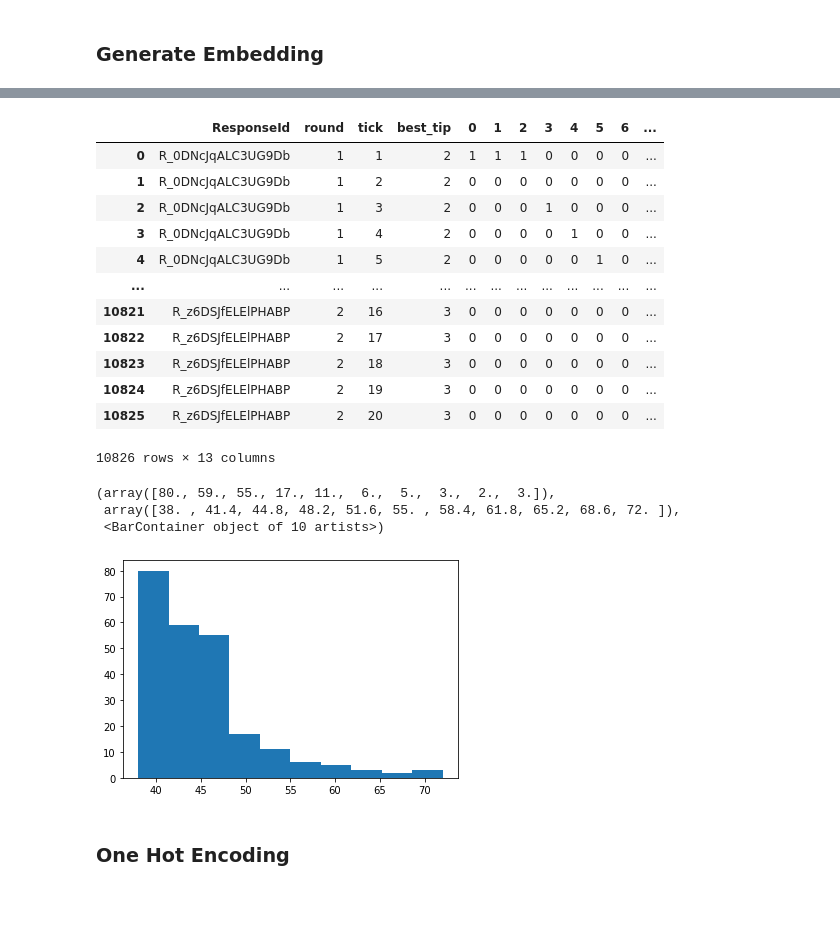
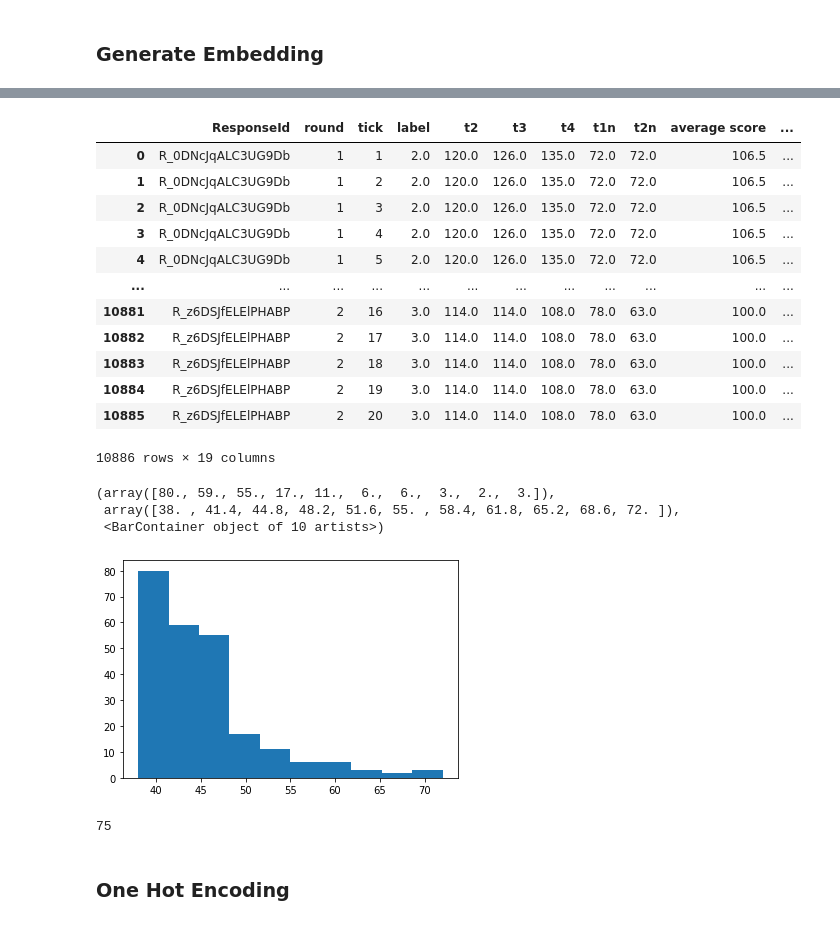
Before and after one commit to Thunderbeee/hai-cooking, a Jupyter notebook: modeling/embedding_generator_new copy.ipynb, the cells around one changed output, grey strips where cells are left out. Cells and saved outputs as stored; diff of their text form; code cells hidden in the pictures.

```diff
--- a/modeling/embedding_generator_new copy.ipynb
+++ b/modeling/embedding_generator_new copy.ipynb
@@ -16,3 +16,7 @@ from tqdm import tqdm
 # random.seed(seed)
 # # torch.backends.cudnn.benchmark = False
 # # torch.use_deterministic_algorithms(True)
+# %%
+label = pd.read_csv("../data/Archive/Cooking Game Suggested Tips  - BBS21-Phase2-Disruption.csv")
+label = label[label["treatment"] == "control"]
+label
@@ -74 +94,10 @@ class allaction():
+# %%
+file =  "../data/Archive/phase2_action.csv"
+action = allaction(file).get()
+action = action[action["round"] <= 2]
+action = action.drop("workerTicks", axis=1)
+# label=pd.read_csv( "../data/Archive/Cooking Game Suggested Tips  - BBS21-Phase2-Disruption.csv")
+action = action.merge(label,how = "inner",
+            left_on="ResponseId", right_on="ResponseId")
+action = action.rename(columns = {"Group #":"label"})
 # %%
@@ -120,8 +142,8 @@ df
 # %%
 a = df.drop("taskTicks", axis=1)
-X = a.groupby(["ResponseId", "round", "tick", "best_tip"]).agg(lambda x: x.iloc[0]).merge(
-    a.groupby(["ResponseId", "round", "tick", "best_tip"]).agg(lambda x: x.iloc[1]).merge(
-        a.groupby(["ResponseId", "round", "tick", "best_tip"]).agg(lambda x: x.iloc[2])
+X = a.groupby(["ResponseId", "round", "tick", "label"]).agg(lambda x: x.iloc[0]).merge(
+    a.groupby(["ResponseId", "round", "tick", "label"]).agg(lambda x: x.iloc[1]).merge(
+        a.groupby(["ResponseId", "round", "tick", "label"]).agg(lambda x: x.iloc[2])
     , left_index=True, right_index=True), left_index=True, right_index=True)
 X
 # %% [output]
@@ -205,27 +227,27 @@ for i in tqdm(np.arange(X.shape[0])):
 
     embeddings.append(embedding)
 # %%
-kkk = df.drop("taskTicks", axis=1).groupby(["ResponseId", "round", "tick", "best_tip"]).sum().iloc[:,1:]
+kkk = df.drop("taskTicks", axis=1).groupby(["ResponseId", "round", "tick", "label"]).sum().iloc[:,1:]
 kkk["index"] = np.arange(kkk.shape[0])
 X = kkk.merge(pd.DataFrame(np.array(embeddings)),how="left", left_on="index", right_index=True).drop(
     "chop", axis=1).drop("cook", axis=1).drop("plate", axis=1).drop("idle", axis=1).drop(
     "chef", axis=1).drop("sou-chef", axis=1).drop("server", axis=1).drop("index", axis=1)
 X = X.reset_index()
 X
 # %% [output]
-|  | ResponseId | round | tick | best_tip | 0 | 1 | 2 | 3 | 4 | 5 | 6 | ... |
-| 0 | R_0DNcJqALC3UG9Db | 1 | 1 | 2 | 1 | 1 | 1 | 0 | 0 | 0 | 0 | ... |
-| 1 | R_0DNcJqALC3UG9Db | 1 | 2 | 2 | 0 | 0 | 0 | 0 | 0 | 0 | 0 | ... |
-| 2 | R_0DNcJqALC3UG9Db | 1 | 3 | 2 | 0 | 0 | 0 | 1 | 0 | 0 | 0 | ... |
-| 3 | R_0DNcJqALC3UG9Db | 1 | 4 | 2 | 0 | 0 | 0 | 0 | 1 | 0 | 0 | ... |
-| 4 | R_0DNcJqALC3UG9Db | 1 | 5 | 2 | 0 | 0 | 0 | 0 | 0 | 1 | 0 | ... |
-| ... | ... | ... | ... | ... | ... | ... | ... | ... | ... | ... | ... | ... |
-| 10821 | R_z6DSJfELElPHABP | 2 | 16 | 3 | 0 | 0 | 0 | 0 | 0 | 0 | 0 | ... |
-| 10822 | R_z6DSJfELElPHABP | 2 | 17 | 3 | 0 | 0 | 0 | 0 | 0 | 0 | 0 | ... |
-| 10823 | R_z6DSJfELElPHABP | 2 | 18 | 3 | 0 | 0 | 0 | 0 | 0 | 0 | 0 | ... |
-| 10824 | R_z6DSJfELElPHABP | 2 | 19 | 3 | 0 | 0 | 0 | 0 | 0 | 0 | 0 | ... |
-| 10825 | R_z6DSJfELElPHABP | 2 | 20 | 3 | 0 | 0 | 0 | 0 | 0 | 0 | 0 | ... |
+|  | ResponseId | round | tick | label | t2 | t3 | t4 | t1n | t2n | average score | ... |
+| 0 | R_0DNcJqALC3UG9Db | 1 | 1 | 2.0 | 120.0 | 126.0 | 135.0 | 72.0 | 72.0 | 106.5 | ... |
+| 1 | R_0DNcJqALC3UG9Db | 1 | 2 | 2.0 | 120.0 | 126.0 | 135.0 | 72.0 | 72.0 | 106.5 | ... |
+| 2 | R_0DNcJqALC3UG9Db | 1 | 3 | 2.0 | 120.0 | 126.0 | 135.0 | 72.0 | 72.0 | 106.5 | ... |
+| 3 | R_0DNcJqALC3UG9Db | 1 | 4 | 2.0 | 120.0 | 126.0 | 135.0 | 72.0 | 72.0 | 106.5 | ... |
+| 4 | R_0DNcJqALC3UG9Db | 1 | 5 | 2.0 | 120.0 | 126.0 | 135.0 | 72.0 | 72.0 | 106.5 | ... |
+| ... | ... | ... | ... | ... | ... | ... | ... | ... | ... | ... | ... |
+| 10881 | R_z6DSJfELElPHABP | 2 | 16 | 3.0 | 114.0 | 114.0 | 108.0 | 78.0 | 63.0 | 100.0 | ... |
+| 10882 | R_z6DSJfELElPHABP | 2 | 17 | 3.0 | 114.0 | 114.0 | 108.0 | 78.0 | 63.0 | 100.0 | ... |
+| 10883 | R_z6DSJfELElPHABP | 2 | 18 | 3.0 | 114.0 | 114.0 | 108.0 | 78.0 | 63.0 | 100.0 | ... |
+| 10884 | R_z6DSJfELElPHABP | 2 | 19 | 3.0 | 114.0 | 114.0 | 108.0 | 78.0 | 63.0 | 100.0 | ... |
+| 10885 | R_z6DSJfELElPHABP | 2 | 20 | 3.0 | 114.0 | 114.0 | 108.0 | 78.0 | 63.0 | 100.0 | ... |
-10826 rows × 13 columns
+10886 rows × 19 columns
 # %%
 import imblearn
 from imblearn.over_sampling import RandomOverSampler
@@ -233,10 +255,10 @@ from imblearn.over_sampling import RandomOverSampler
 import matplotlib.pyplot as plt
 plt.hist(X.groupby("ResponseId").count()["round"])
 # %% [output]
-(array([80., 59., 55., 17., 11.,  6.,  5.,  3.,  2.,  3.]),
+(array([80., 59., 55., 17., 11.,  6.,  6.,  3.,  2.,  3.]),
  array([38. , 41.4, 44.8, 48.2, 51.6, 55. , 58.4, 61.8, 65.2, 68.6, 72. ]),
  <BarContainer object of 10 artists>)
-[figure, old version]
+[figure, new version]
 # %%
 data = []
 MAX_TIME_TICK = max(X.groupby("ResponseId").count()["round"])
@@ -249,6 +271,10 @@ for player in tqdm(set(X["ResponseId"])):
             batch.append([0,0,0,0,0,0,0,0,0])
     data.append(batch)
 tensor = np.array(data)
+# %%
+MAX_TIME_TICK
+# %% [output]
+75
 # %% [markdown]
 ### One Hot Encoding
 # %%
```
Also changed, not shown: parts of 17 cells of this notebook, 26 other files.
